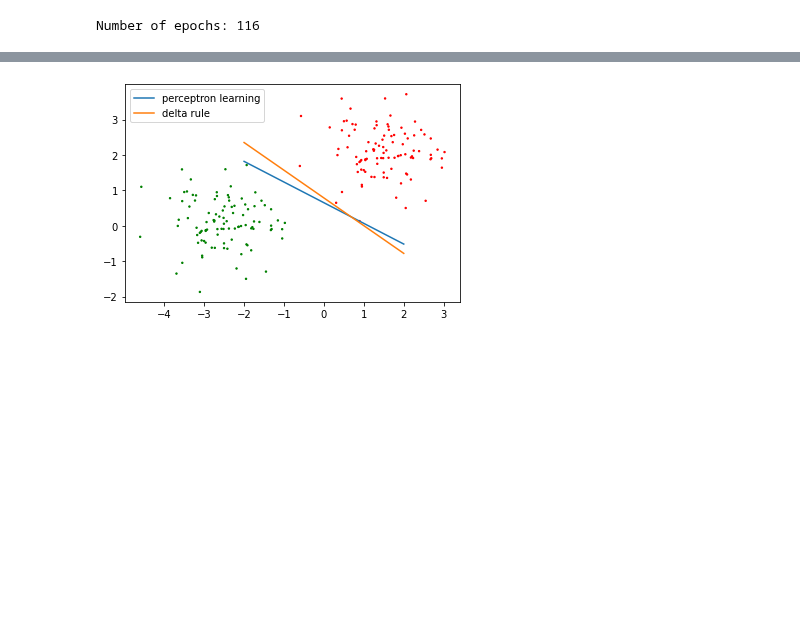
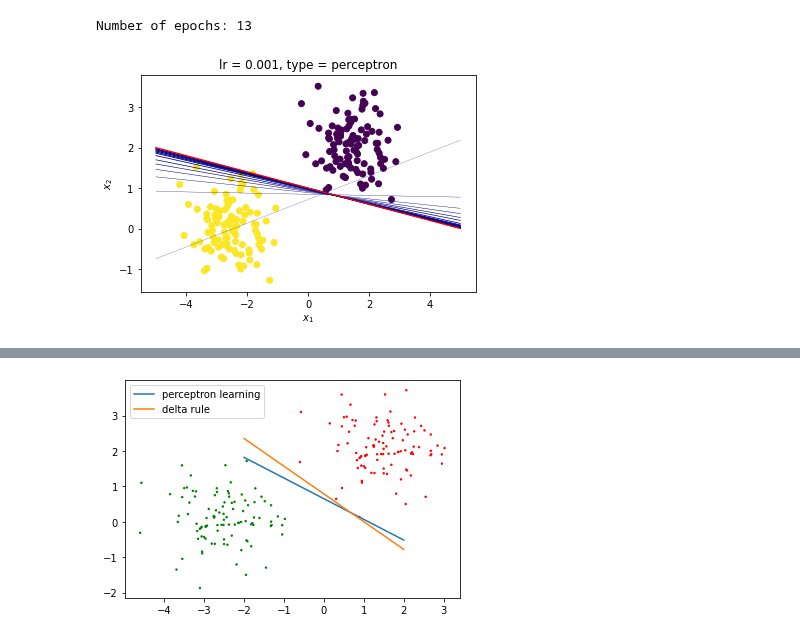
Before and after one commit to kenza-bouzid/ann_labs, a Jupyter notebook: perceptron.ipynb, the cells around one changed output, grey strips where cells are left out. Drawn from its saved outputs; the diff is of its cells as text; code cells hidden in the pictures; blank space fills up the shorter version.

Commit message:
add plot.py

```diff
--- a/perceptron.ipynb
+++ b/perceptron.ipynb
@@ -16,5 +17,9 @@ X, y = generate_data(n, mA, sigA, mB, sigB, seed=4)
 # %%
-w_per = perceptron_learning(X, y, lr=0.001, max_iters=250)
+w_per, history = perceptron_learning(X, y, lr=0.001, max_iters=250)
 # %% [output]
-Number of epochs: 116
+Number of epochs: 13
+# %%
+p.plot_boundarys(history,X,y,'perceptron', 0.001)
+# %% [output]
+[figure, added]
 # %%
```
Also changed, not shown: parts of 4 cells of this notebook, 3 other files.
